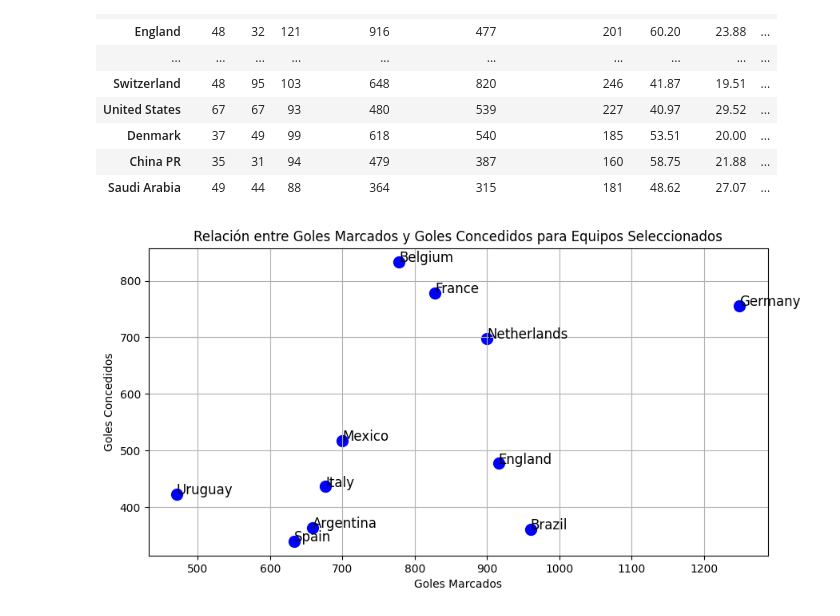
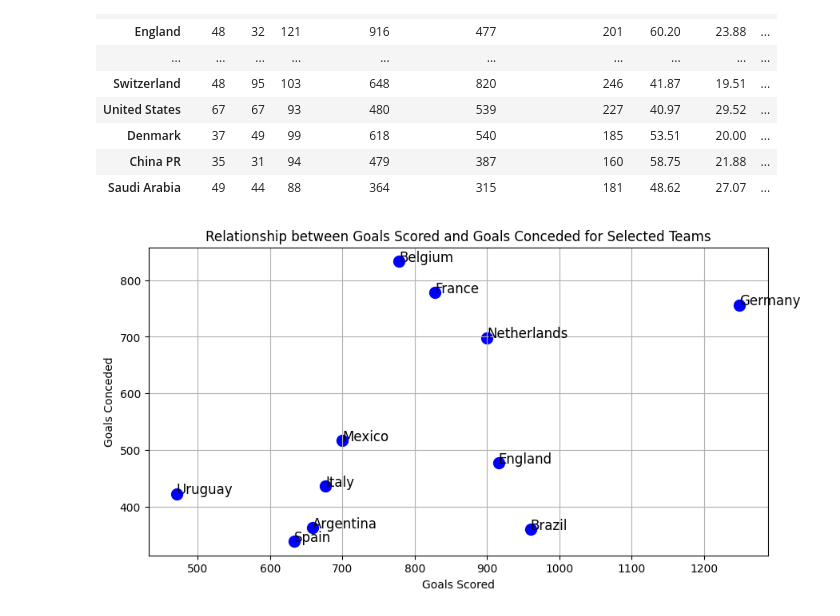
Before and after one commit to RobVMdeO/International-Football, a Jupyter notebook: IntFut.ipynb, the cells around one changed output. Saved outputs shown, nothing was run; the diff lists cells and outputs as text; code cells hidden in the pictures.

```diff
--- a/IntFut.ipynb
+++ b/IntFut.ipynb
@@ -819,30 +667,30 @@ friendly_team_results.head(20)
 | China PR | 35 | 31 | 94 | 479 | 387 | 160 | 58.75 | 21.88 | ... |
 | Saudi Arabia | 49 | 44 | 88 | 364 | 315 | 181 | 48.62 | 27.07 | ... |
 # %%
-# Equipos de interés
-equipos = ['Germany', 'Brazil', 'France', 'Italy', 'Netherlands', 'England', 'Argentina', 'Uruguay', 'Mexico', 'Spain', 'Belgium']
+# Teams of interest
+teams = ['Germany', 'Brazil', 'France', 'Italy', 'Netherlands', 'England', 'Argentina', 'Uruguay', 'Mexico', 'Spain', 'Belgium']
 
-# Obtener los datos de goles marcados y goles concedidos para los equipos seleccionados
-goles_marcados = friendly_team_results.loc[equipos, 'Goals Scored']
-goles_concedidos = friendly_team_results.loc[equipos, 'Goals Conceded']
+# Get data for goals scored and goals conceded for the selected teams
+goals_scored = friendly_team_results.loc[teams, 'Goals Scored']
+goals_conceded = friendly_team_results.loc[teams, 'Goals Conceded']
 
-# Crear el diagrama de dispersión
+# Create a scatter plot
 plt.figure(figsize=(10, 5))
-plt.scatter(goles_marcados, goles_concedidos, c='b', marker='o', s=100)
+plt.scatter(goals_scored, goals_conceded, c='b', marker='o', s=100)
 
-# Etiquetar los puntos con el nombre de los equipos
-for i, equipo in enumerate(equipos):
-    plt.annotate(equipo, (goles_marcados[i], goles_concedidos[i]), fontsize=12)
+# Label the points with the team names
+for i, team in enumerate(teams):
+    plt.annotate(team, (goals_scored[i], goals_conceded[i]), fontsize=12)
 
-# Etiquetas de los ejes
-plt.xlabel('Goles Marcados')
-plt.ylabel('Goles Concedidos')
+# Axis labels
+plt.xlabel('Goals Scored')
+plt.ylabel('Goals Conceded')
 
-# Título del gráfico
-plt.title('Relación entre Goles Marcados y Goles Concedidos para Equipos Seleccionados')
+# Title of the plot
+plt.title('Relationship between Goals Scored and Goals Conceded for Selected Teams')
 
-# Mostrar el gráfico
+# Show the plot
 plt.grid(True)
 plt.show()
 # %% [output]
-[figure, old version]
+[figure, new version]
```
Also changed, not shown: parts of 15 cells of this notebook.
